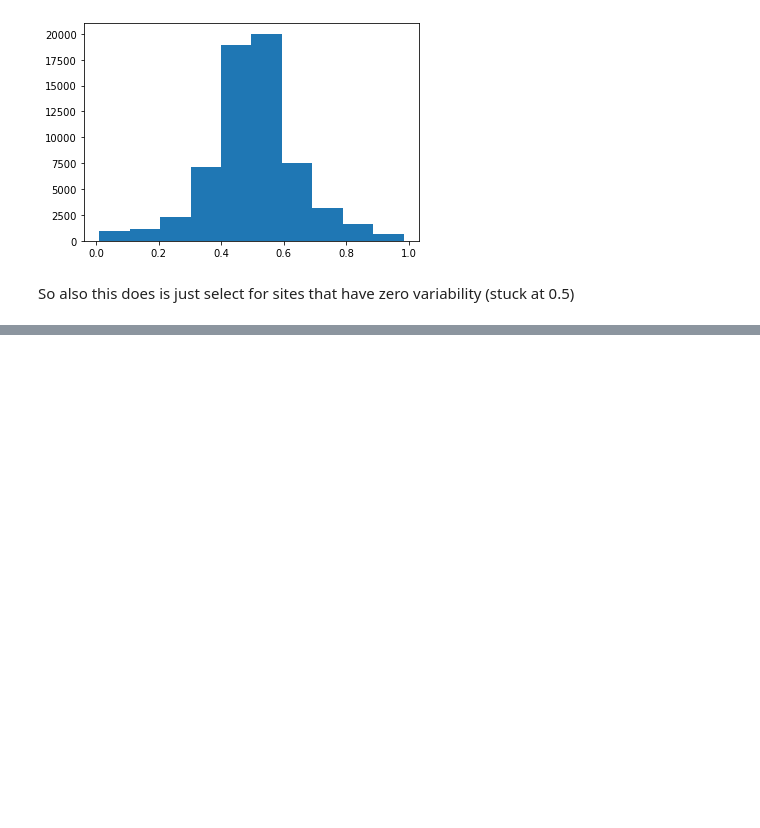
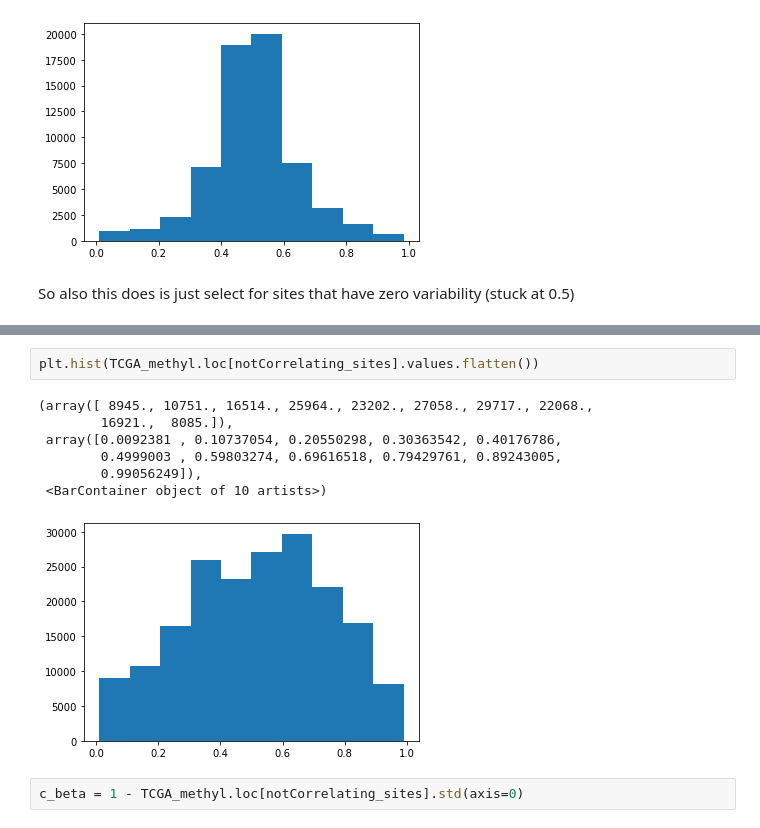
Before and after one commit to danmonyak/EpiClockInvasiveBRCA, a Jupyter notebook: 3. Select fCpGs/Remove Correlating Sites - Failed.ipynb, the cells around one changed output, grey strips where cells are left out. Saved outputs shown, nothing was run; the diff lists cells and outputs as text; blank space fills up the shorter version.

```diff
--- a/3. Select fCpGs/Remove Correlating Sites - Failed.ipynb
+++ b/3. Select fCpGs/Remove Correlating Sites - Failed.ipynb
@@ -145,0 +216,12 @@ So also this does is just select for sites that have zero variability (stuck at
+# %%
+plt.hist(TCGA_methyl.loc[notCorrelating_sites].values.flatten())
+# %% [output]
+(array([ 8945., 10751., 16514., 25964., 23202., 27058., 29717., 22068.,
+        16921.,  8085.]),
+ array([0.0092381 , 0.10737054, 0.20550298, 0.30363542, 0.40176786,
+        0.4999003 , 0.59803274, 0.69616518, 0.79429761, 0.89243005,
+        0.99056249]),
+ <BarContainer object of 10 artists>)
+[figure, added]
+# %%
+c_beta = 1 - TCGA_methyl.loc[notCorrelating_sites].std(axis=0)
```
Also changed, not shown: parts of 10 cells of this notebook.
